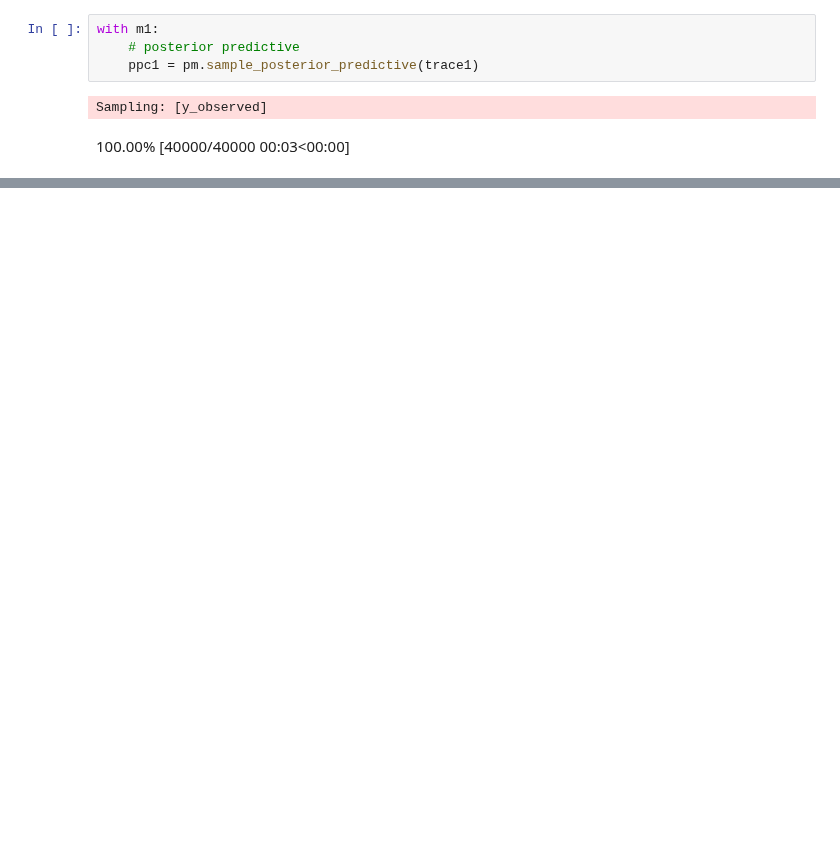
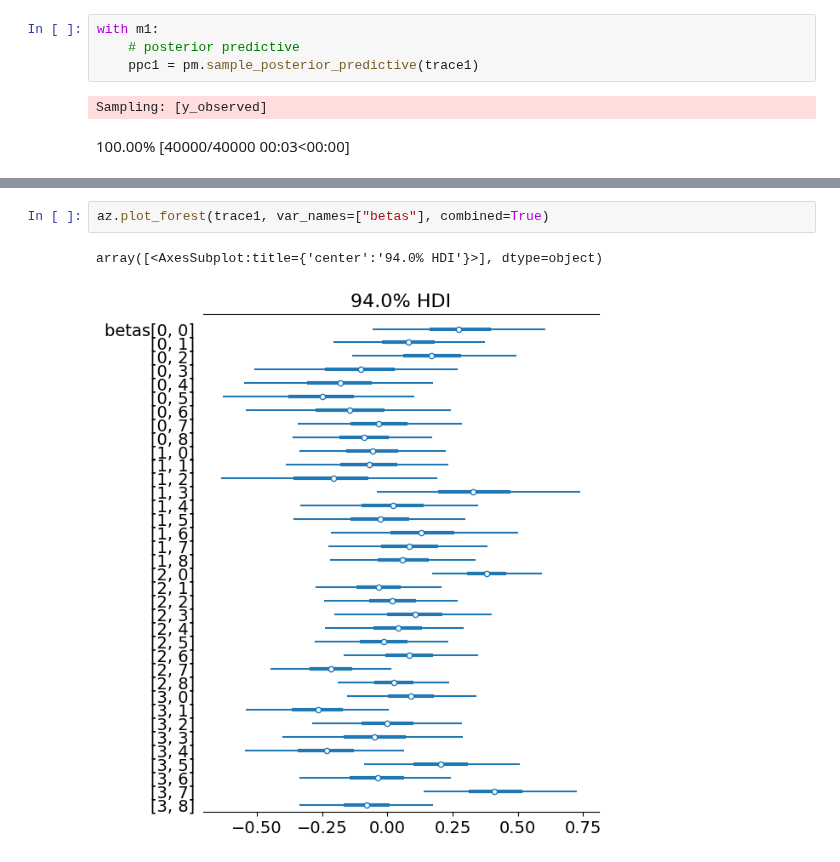
Before and after one commit to acmiyaguchi/iyse4620-birdcall-distributions, a Jupyter notebook: notebooks/2022-12-02-plots.ipynb, the cells around one changed output, grey strips where cells are left out. Saved outputs shown, nothing was run; the diff lists cells and outputs as text; blank space fills up the shorter version.

```diff
--- a/notebooks/2022-12-02-plots.ipynb
+++ b/notebooks/2022-12-02-plots.ipynb
@@ -88,0 +95,5 @@ plt.show()
+# %%
+az.plot_forest(trace1, var_names=["betas"], combined=True)
+# %% [output]
+array([<AxesSubplot:title={'center':'94.0% HDI'}>], dtype=object)
+[figure, added]
```
Also changed, not shown: parts of 10 cells of this notebook, 1 other file.
